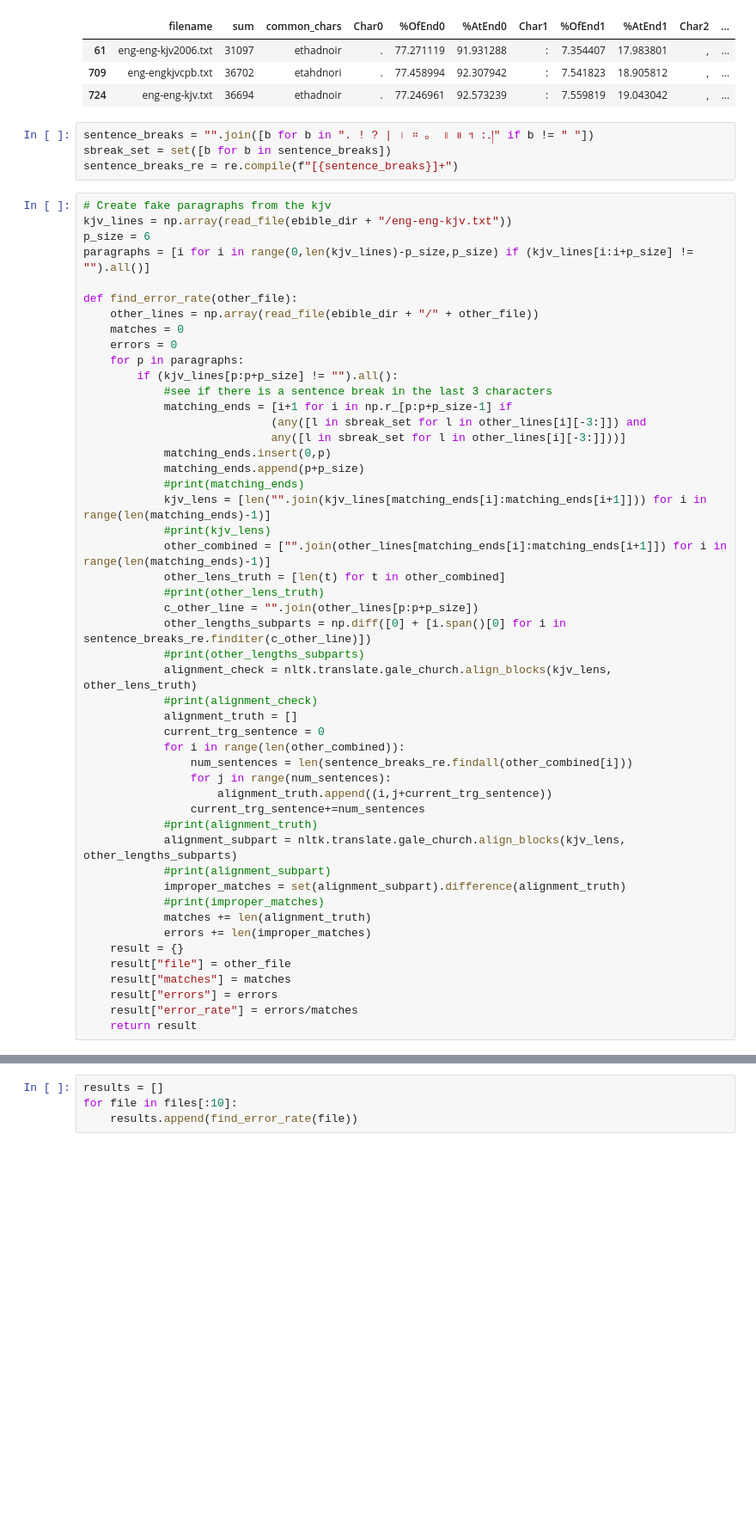
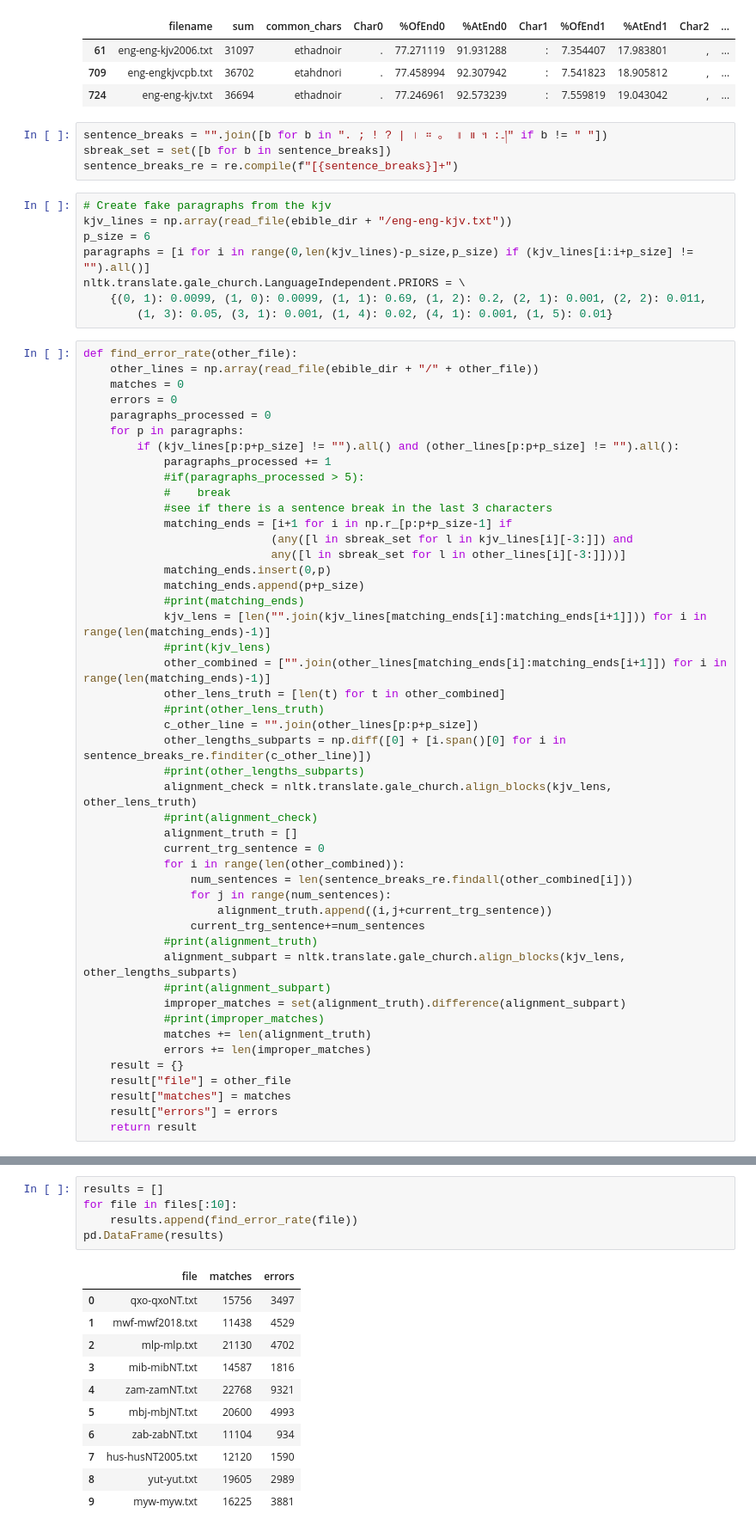
Before and after one commit to sillsdev/silnlp, a Jupyter notebook: scripts/split_ebible_by_sentence.ipynb, the cells around one changed output, grey strips where cells are left out. Shown: that part at 86% size. Drawn from its saved outputs; the diff is of its cells as text; blank space fills up the shorter version.

Commit message:
Fix a few errors - still really bad error rates.  Gale-Church may not be enough.

```diff
--- a/scripts/split_ebible_by_sentence.ipynb
+++ b/scripts/split_ebible_by_sentence.ipynb
@@ -113,24 +113,31 @@ file_to_end_char[file_to_end_char.filename.str.contains("kjv")]
 | 709 | eng-engkjvcpb.txt | 36702 | etahdnori | . | 77.458994 | 92.307942 | : | 7.541823 | 18.905812 | , | ... |
 | 724 | eng-eng-kjv.txt | 36694 | ethadnoir | . | 77.246961 | 92.573239 | : | 7.559819 | 19.043042 | , | ... |
 # %%
-sentence_breaks = "".join([b for b in ". ! ? | । ። 。 ॥ ။ ฯ ۔ ׃།" if b != " "])
+sentence_breaks = "".join([b for b in ". ; ! ? | । ። 。 ॥ ။ ฯ ۔ ׃།" if b != " "])
 sbreak_set = set([b for b in sentence_breaks])
 sentence_breaks_re = re.compile(f"[{sentence_breaks}]+")
+# %%
+# Create fake paragraphs from the kjv
+kjv_lines = np.array(read_file(ebible_dir + "/eng-eng-kjv.txt"))
+p_size = 6
+paragraphs = [i for i in range(0,len(kjv_lines)-p_size,p_size) if (kjv_lines[i:i+p_size] != "").all()]
+nltk.translate.gale_church.LanguageIndependent.PRIORS = \
+    {(0, 1): 0.0099, (1, 0): 0.0099, (1, 1): 0.69, (1, 2): 0.2, (2, 1): 0.001, (2, 2): 0.011,
+        (1, 3): 0.05, (3, 1): 0.001, (1, 4): 0.02, (4, 1): 0.001, (1, 5): 0.01}
 # %%
-# Create fake paragraphs from the kjv
-kjv_lines = np.array(read_file(ebible_dir + "/eng-eng-kjv.txt"))
-p_size = 6
-paragraphs = [i for i in range(0,len(kjv_lines)-p_size,p_size) if (kjv_lines[i:i+p_size] != "").all()]
-
 def find_error_rate(other_file):
     other_lines = np.array(read_file(ebible_dir + "/" + other_file))
     matches = 0
     errors = 0
+    paragraphs_processed = 0
     for p in paragraphs:
-        if (kjv_lines[p:p+p_size] != "").all():
+        if (kjv_lines[p:p+p_size] != "").all() and (other_lines[p:p+p_size] != "").all():
+            paragraphs_processed += 1
+            #if(paragraphs_processed > 5):
+            #    break
             #see if there is a sentence break in the last 3 characters
             matching_ends = [i+1 for i in np.r_[p:p+p_size-1] if
-                            (any([l in sbreak_set for l in other_lines[i][-3:]]) and
+                            (any([l in sbreak_set for l in kjv_lines[i][-3:]]) and
                             any([l in sbreak_set for l in other_lines[i][-3:]]))]
             matching_ends.insert(0,p)
             matching_ends.append(p+p_size)
@@ -155,7 +162,7 @@ def find_error_rate(other_file):
             #print(alignment_truth)
             alignment_subpart = nltk.translate.gale_church.align_blocks(kjv_lens, other_lengths_subparts)
             #print(alignment_subpart)
-            improper_matches = set(alignment_subpart).difference(alignment_truth)
+            improper_matches = set(alignment_truth).difference(alignment_subpart)
             #print(improper_matches)
             matches += len(alignment_truth)
             errors += len(improper_matches)
@@ -163,5 +170,4 @@ def find_error_rate(other_file):
     result["file"] = other_file
     result["matches"] = matches
     result["errors"] = errors
-    result["error_rate"] = errors/matches
     return result
@@ -189,4 +174,17 @@ find_error_rate("deu-deu1951.txt")
 # %%
 results = []
 for file in files[:10]:
     results.append(find_error_rate(file))
+pd.DataFrame(results)
+# %% [output]
+|  | file | matches | errors |
+| 0 | qxo-qxoNT.txt | 15756 | 3497 |
+| 1 | mwf-mwf2018.txt | 11438 | 4529 |
+| 2 | mlp-mlp.txt | 21130 | 4702 |
+| 3 | mib-mibNT.txt | 14587 | 1816 |
+| 4 | zam-zamNT.txt | 22768 | 9321 |
+| 5 | mbj-mbjNT.txt | 20600 | 4993 |
+| 6 | zab-zabNT.txt | 11104 | 934 |
+| 7 | hus-husNT2005.txt | 12120 | 1590 |
+| 8 | yut-yut.txt | 19605 | 2989 |
+| 9 | myw-myw.txt | 16225 | 3881 |
```
Also changed, not shown: parts of 3 cells of this notebook.
